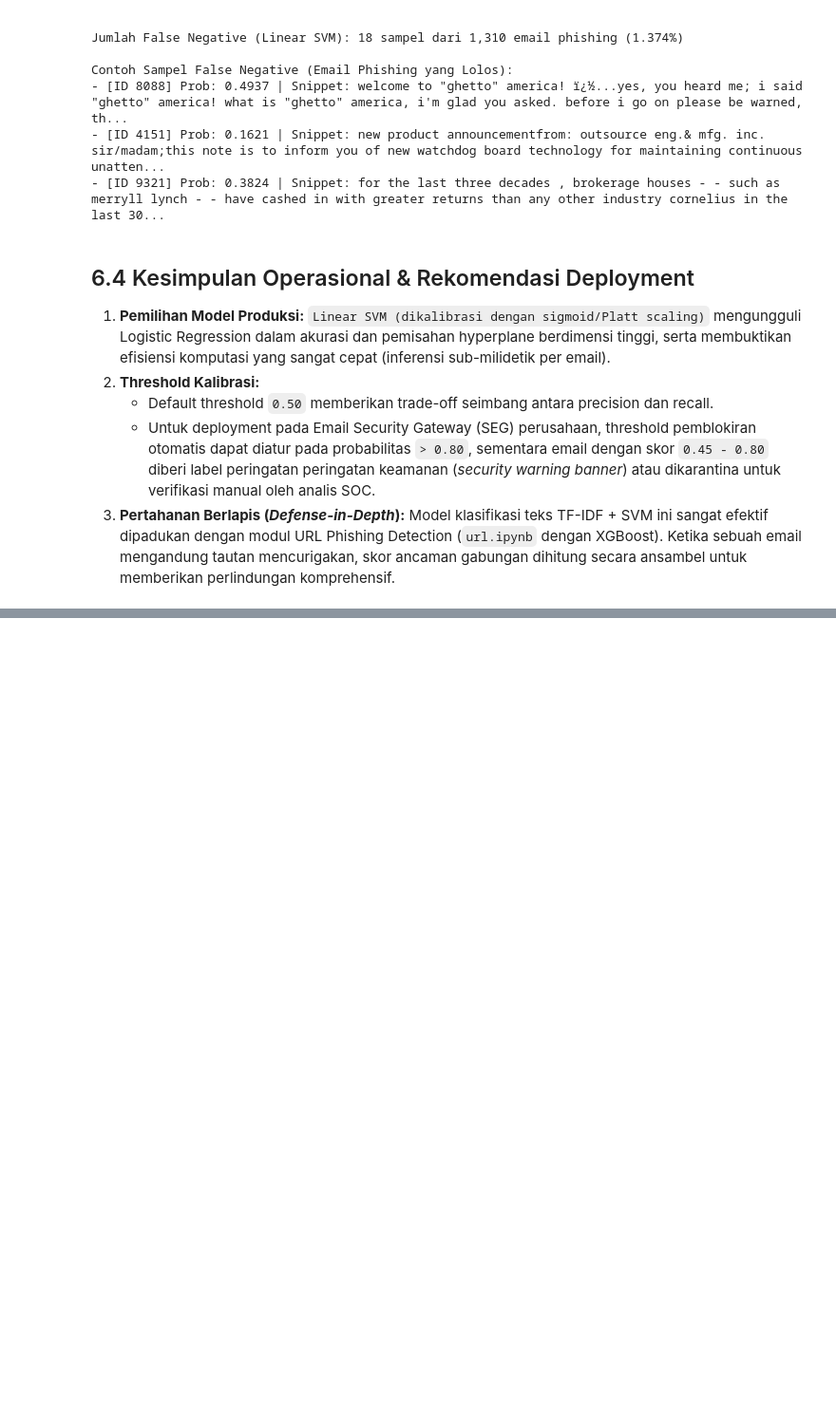
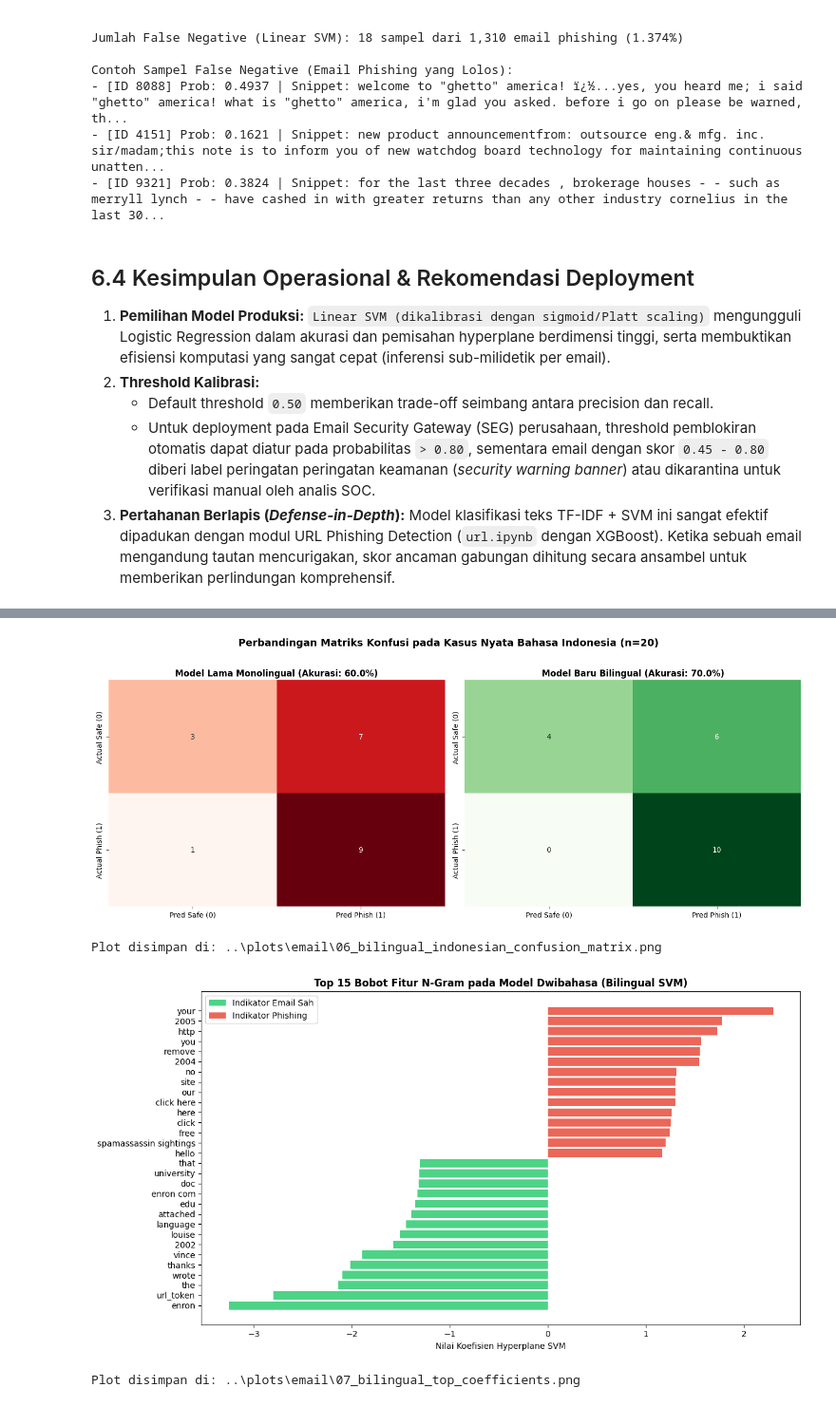
Before and after one commit to fathirrizkifadillah/PhisGuard_Model_Training, a Jupyter notebook: notebook/email.ipynb, the cells around one changed output, grey strips where cells are left out. Shown at 95% size. Saved outputs shown, nothing was run; the diff lists cells and outputs as text; code cells hidden in the pictures; blank space fills up the shorter version.

Commit message:
feat(email): integrate bilingual indonesian threat detection into email pipeline

```diff
--- a/notebook/email.ipynb
+++ b/notebook/email.ipynb
@@ -1542,0 +1833,44 @@ Contoh Sampel False Negative (Email Phishing yang Lolos):
+# %%
+fig, axes = plt.subplots(1, 2, figsize=(14, 5.5))
+
+cm_old = confusion_matrix(df_eval_indo['is_phishing'], df_eval_indo['pred_old'])
+cm_new = confusion_matrix(df_eval_indo['is_phishing'], df_eval_indo['pred_new'])
+
+sns.heatmap(cm_old, annot=True, fmt='d', cmap='Reds', cbar=False, ax=axes[0],
+            xticklabels=['Pred Safe (0)', 'Pred Phish (1)'], yticklabels=['Actual Safe (0)', 'Actual Phish (1)'])
+axes[0].set_title(f'Model Lama Monolingual (Akurasi: {acc_old*100:.1f}%)', fontsize=12, fontweight='bold')
+
+sns.heatmap(cm_new, annot=True, fmt='d', cmap='Greens', cbar=False, ax=axes[1],
+            xticklabels=['Pred Safe (0)', 'Pred Phish (1)'], yticklabels=['Actual Safe (0)', 'Actual Phish (1)'])
+axes[1].set_title(f'Model Baru Bilingual (Akurasi: {acc_new*100:.1f}%)', fontsize=12, fontweight='bold')
+
+plt.suptitle('Perbandingan Matriks Konfusi pada Kasus Nyata Bahasa Indonesia (n=20)', fontsize=14, fontweight='bold', y=1.02)
+plt.tight_layout()
+p1 = PLOT_DIR / '06_bilingual_indonesian_confusion_matrix.png'
+plt.savefig(p1, dpi=200, bbox_inches='tight')
+plt.show()
+print(f"Plot disimpan di: {p1}")
+
+# Plot Koefisien Fitur Dwibahasa Teratas
+feature_names = np.array(bilingual_tfidf.get_feature_names_out())
+svm_coefs = np.mean([clf.estimator.coef_[0] for clf in bilingual_svm.calibrated_classifiers_], axis=0)
+
+top_pos_idx = np.argsort(svm_coefs)[-15:]
+top_neg_idx = np.argsort(svm_coefs)[:15]
+
+fig, ax = plt.subplots(figsize=(12, 6.5))
+ax.barh(feature_names[top_neg_idx], svm_coefs[top_neg_idx], color='#2ecc71', alpha=0.85, label='Indikator Email Sah')
+ax.barh(feature_names[top_pos_idx], svm_coefs[top_pos_idx], color='#e74c3c', alpha=0.85, label='Indikator Phishing')
+ax.set_title('Top 15 Bobot Fitur N-Gram pada Model Dwibahasa (Bilingual SVM)', fontsize=12, fontweight='bold')
+ax.set_xlabel('Nilai Koefisien Hyperplane SVM')
+ax.legend()
+plt.tight_layout()
+p2 = PLOT_DIR / '07_bilingual_top_coefficients.png'
+plt.savefig(p2, dpi=200, bbox_inches='tight')
+plt.show()
+print(f"Plot disimpan di: {p2}")
+# %% [output]
+[figure, added]
+Plot disimpan di: ..\plots\email\06_bilingual_indonesian_confusion_matrix.png
+[figure, added]
+Plot disimpan di: ..\plots\email\07_bilingual_top_coefficients.png
```
Also changed, not shown: parts of 12 cells of this notebook, 6 other files.
